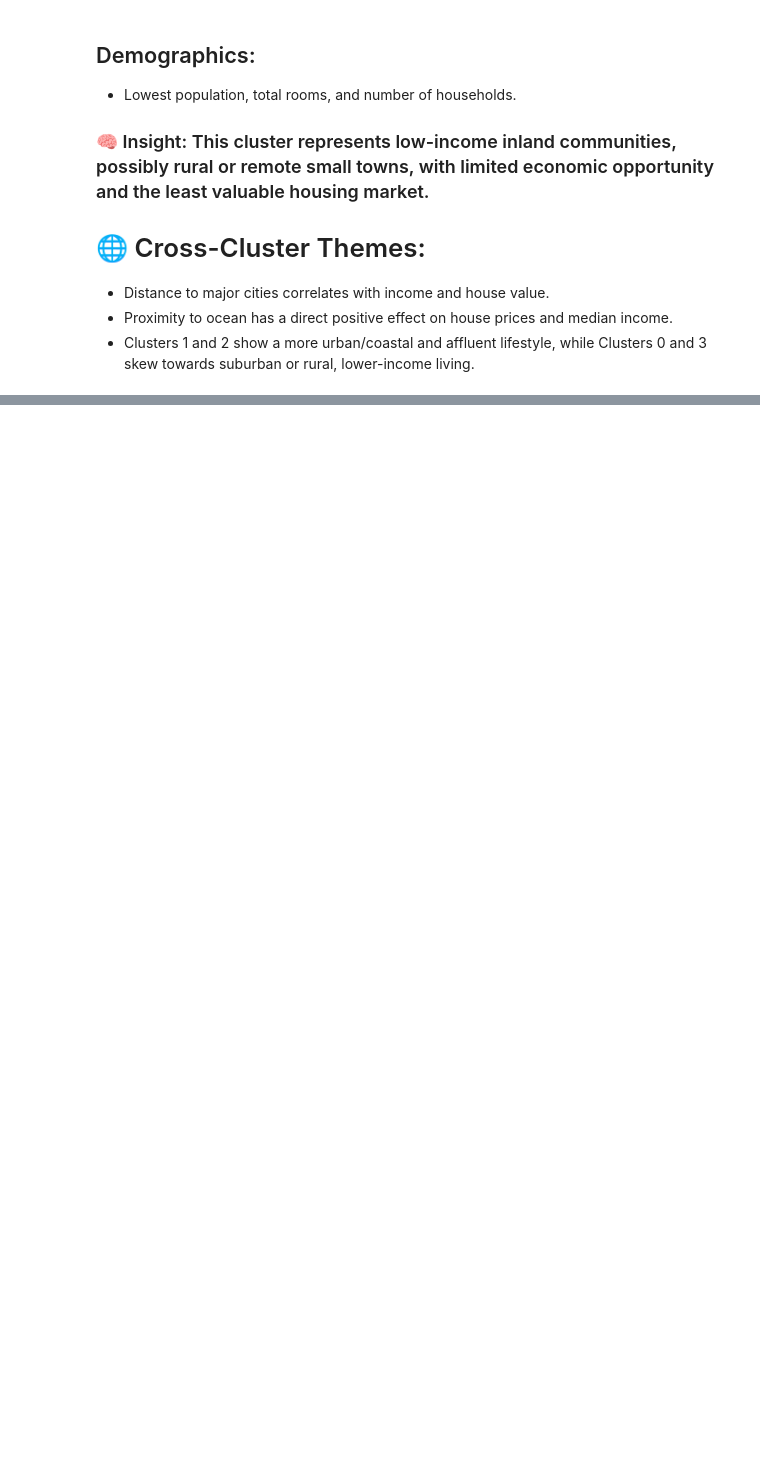
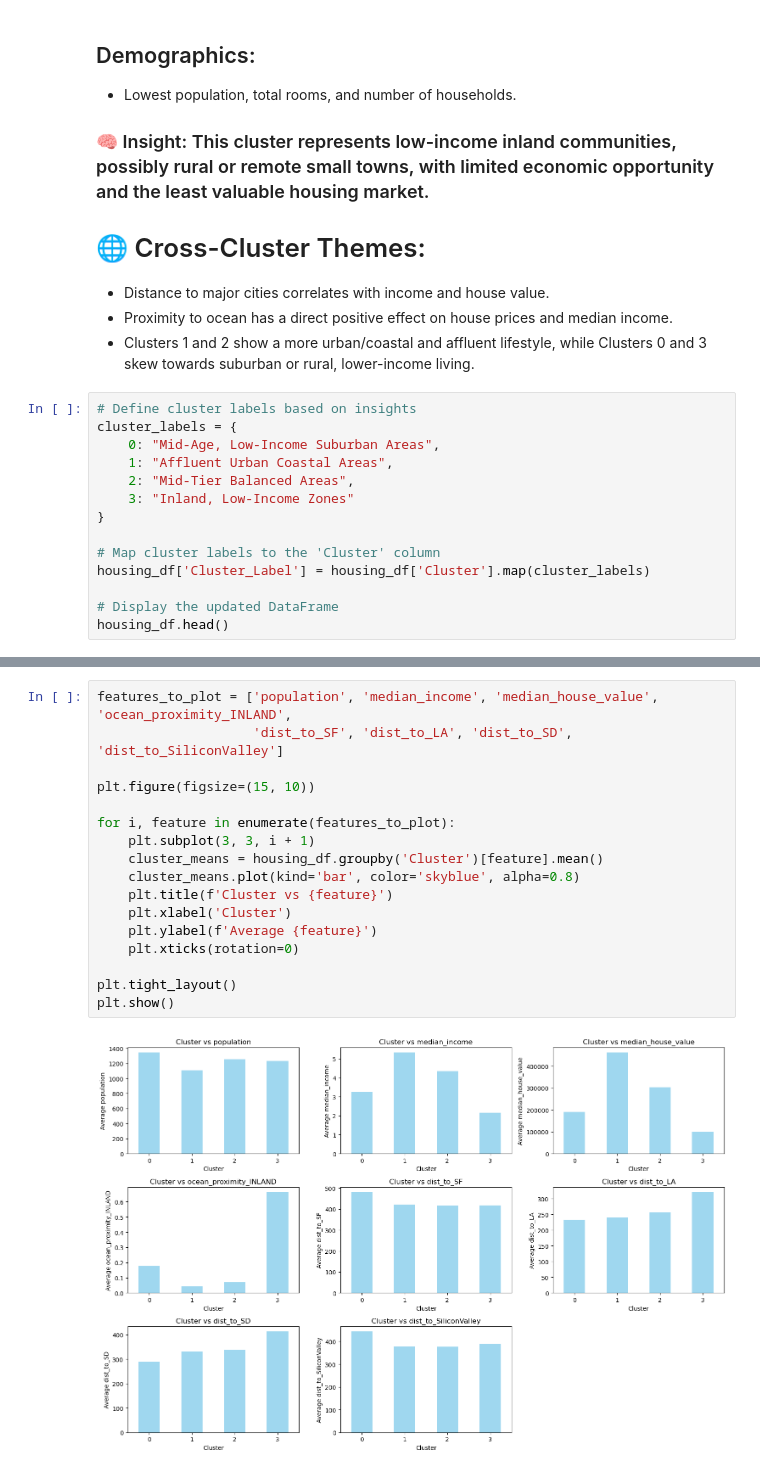
Before and after one commit to Mctavish07/ML-Projects, a Jupyter notebook: California Housing/California_housing.ipynb, the cells around one changed output, grey strips where cells are left out. Saved outputs shown, nothing was run; the diff lists cells and outputs as text; blank space fills up the shorter version.

```diff
--- a/California Housing/California_housing.ipynb
+++ b/California Housing/California_housing.ipynb
@@ -697,3 +697,17 @@ max               958.499646      3.0
 - Distance to major cities correlates with income and house value.
 - Proximity to ocean has a direct positive effect on house prices and median income.
 - Clusters 1 and 2 show a more urban/coastal and affluent lifestyle, while Clusters 0 and 3 skew towards suburban or rural, lower-income living.
+# %%
+# Define cluster labels based on insights
+cluster_labels = {
+    0: "Mid-Age, Low-Income Suburban Areas",
+    1: "Affluent Urban Coastal Areas",
+    2: "Mid-Tier Balanced Areas",
+    3: "Inland, Low-Income Zones"
+}
+
+# Map cluster labels to the 'Cluster' column
+housing_df['Cluster_Label'] = housing_df['Cluster'].map(cluster_labels)
+
+# Display the updated DataFrame
+housing_df.head()
@@ -699,0 +721,19 @@ max               958.499646      3.0
+# %%
+features_to_plot = ['population', 'median_income', 'median_house_value', 'ocean_proximity_INLAND',
+                    'dist_to_SF', 'dist_to_LA', 'dist_to_SD', 'dist_to_SiliconValley']
+
+plt.figure(figsize=(15, 10))
+
+for i, feature in enumerate(features_to_plot):
+    plt.subplot(3, 3, i + 1)
+    cluster_means = housing_df.groupby('Cluster')[feature].mean()
+    cluster_means.plot(kind='bar', color='skyblue', alpha=0.8)
+    plt.title(f'Cluster vs {feature}')
+    plt.xlabel('Cluster')
+    plt.ylabel(f'Average {feature}')
+    plt.xticks(rotation=0)
+
+plt.tight_layout()
+plt.show()
+# %% [output]
+[figure, added]
```
Also changed, not shown: parts of 11 cells of this notebook.
